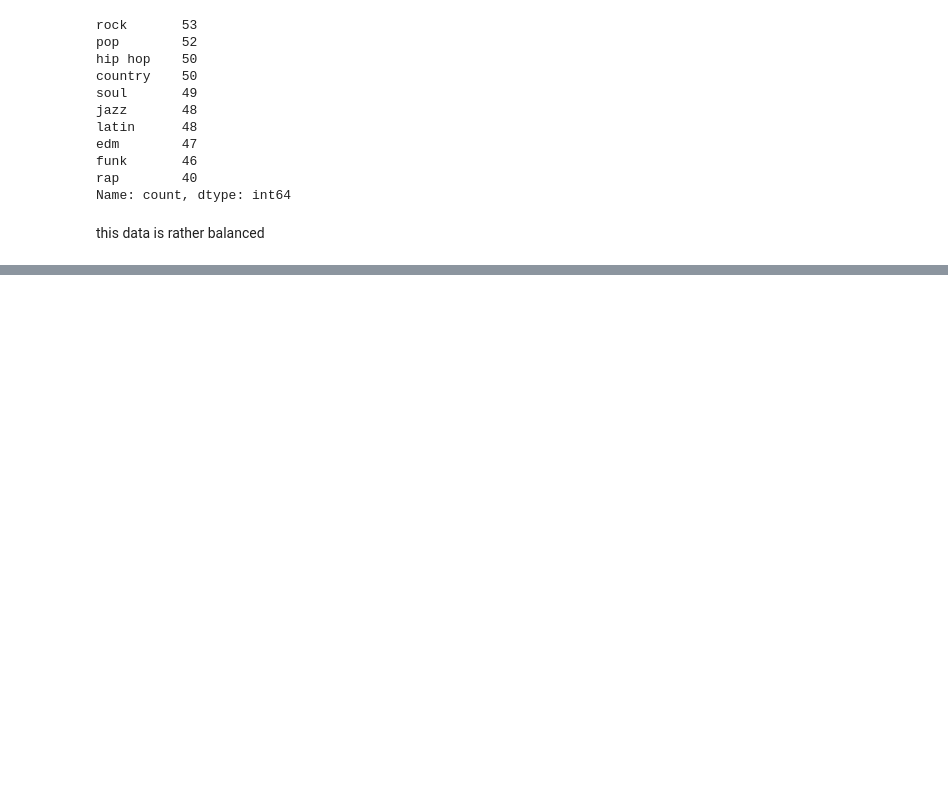
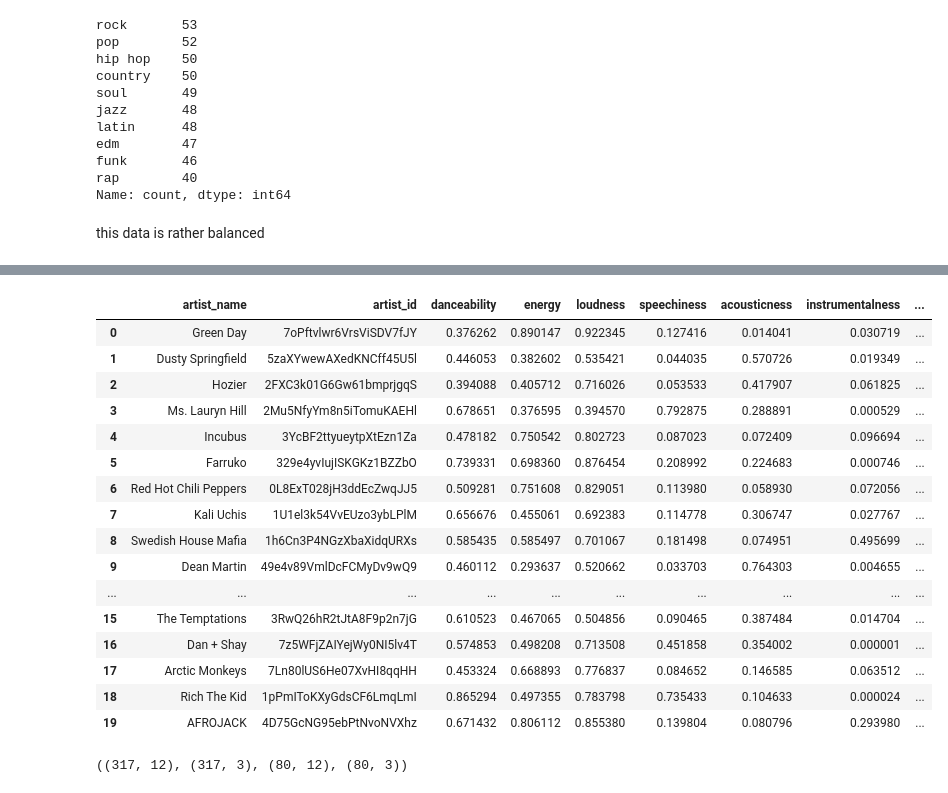
Before and after one commit to jbrismor/DSAN5300, a Jupyter notebook: docs/artist_classification.ipynb, the cells around one changed output, grey strips where cells are left out. Drawn from its saved outputs; the diff is of its cells as text; code cells hidden in the pictures; blank space fills up the shorter version.

```diff
--- a/docs/artist_classification.ipynb
+++ b/docs/artist_classification.ipynb
@@ -60,3 +60,13 @@ rap        40
 Name: count, dtype: int64
 # %% [markdown]
 this data is rather balanced
+# %%
+# split 'key_mode' column
+artists['key'] = artists['key_mode'].apply(lambda x: x.split(' ')[0])
+artists['mode'] = artists['key_mode'].apply(lambda x: x.split(' ')[1])
+
+# drop key_mode
+artists.drop('key_mode', axis=1, inplace=True)
+
+# what does the data look like now?
+artists.head(20)
@@ -62,0 +91,17 @@ this data is rather balanced
+# %%
+# covert mode into binary
+artists['mode'] = artists['mode'].apply(lambda x: 1 if x == 'major' else 0)
+
+# convert key into numerical
+key_dict = {'C': 0, 'C#': 1, 'D': 2, 'D#': 3, 'E': 4, 'F': 5, 'F#': 6, 'G': 7, 'G#': 8, 'A': 9, 'A#': 10, 'B': 11}
+artists['key'] = artists['key'].apply(lambda x: key_dict[x])
+
+# convert key and mode to factors
+artists['key'] = artists['key'].astype('category')
+artists['mode'] = artists['mode'].astype('category')
+
+# rename mode to major
+artists.rename(columns={'mode': 'major'}, inplace=True)
+
+# what does the data look like now?
+artists.head(20)
@@ -63,8 +126,28 @@ this data is rather balanced
 # %%
 # find all numerical columns and normalize the numerical columns into a bracket from [0,1]
-
 numerical_columns = artists.select_dtypes(include=[np.number]).columns
 artists[numerical_columns] = (artists[numerical_columns] - artists[numerical_columns].min()) / (artists[numerical_columns].max() - artists[numerical_columns].min())
+
+# what does the data look like now?
+artists.head(20)
+# %% [output]
+|  | artist_name | artist_id | danceability | energy | loudness | speechiness | acousticness | instrumentalness | ... |
+| 0 | Green Day | 7oPftvlwr6VrsViSDV7fJY | 0.376262 | 0.890147 | 0.922345 | 0.127416 | 0.014041 | 0.030719 | ... |
+| 1 | Dusty Springfield | 5zaXYwewAXedKNCff45U5l | 0.446053 | 0.382602 | 0.535421 | 0.044035 | 0.570726 | 0.019349 | ... |
+| 2 | Hozier | 2FXC3k01G6Gw61bmprjgqS | 0.394088 | 0.405712 | 0.716026 | 0.053533 | 0.417907 | 0.061825 | ... |
+| 3 | Ms. Lauryn Hill | 2Mu5NfyYm8n5iTomuKAEHl | 0.678651 | 0.376595 | 0.394570 | 0.792875 | 0.288891 | 0.000529 | ... |
+| 4 | Incubus | 3YcBF2ttyueytpXtEzn1Za | 0.478182 | 0.750542 | 0.802723 | 0.087023 | 0.072409 | 0.096694 | ... |
+| 5 | Farruko | 329e4yvIujISKGKz1BZZbO | 0.739331 | 0.698360 | 0.876454 | 0.208992 | 0.224683 | 0.000746 | ... |
+| 6 | Red Hot Chili Peppers | 0L8ExT028jH3ddEcZwqJJ5 | 0.509281 | 0.751608 | 0.829051 | 0.113980 | 0.058930 | 0.072056 | ... |
+| 7 | Kali Uchis | 1U1el3k54VvEUzo3ybLPlM | 0.656676 | 0.455061 | 0.692383 | 0.114778 | 0.306747 | 0.027767 | ... |
+| 8 | Swedish House Mafia | 1h6Cn3P4NGzXbaXidqURXs | 0.585435 | 0.585497 | 0.701067 | 0.181498 | 0.074951 | 0.495699 | ... |
+| 9 | Dean Martin | 49e4v89VmlDcFCMyDv9wQ9 | 0.460112 | 0.293637 | 0.520662 | 0.033703 | 0.764303 | 0.004655 | ... |
+| ... | ... | ... | ... | ... | ... | ... | ... | ... | ... |
+| 15 | The Temptations | 3RwQ26hR2tJtA8F9p2n7jG | 0.610523 | 0.467065 | 0.504856 | 0.090465 | 0.387484 | 0.014704 | ... |
+| 16 | Dan + Shay | 7z5WFjZAIYejWy0NI5lv4T | 0.574853 | 0.498208 | 0.713508 | 0.451858 | 0.354002 | 0.000001 | ... |
+| 17 | Arctic Monkeys | 7Ln80lUS6He07XvHI8qqHH | 0.453324 | 0.668893 | 0.776837 | 0.084652 | 0.146585 | 0.063512 | ... |
+| 18 | Rich The Kid | 1pPmIToKXyGdsCF6LmqLmI | 0.865294 | 0.497355 | 0.783798 | 0.735433 | 0.104633 | 0.000024 | ... |
+| 19 | AFROJACK | 4D75GcNG95ebPtNvoNVXhz | 0.671432 | 0.806112 | 0.855380 | 0.139804 | 0.080796 | 0.293980 | ... |
 # %%
 # split the data into training and testing sets, with 80% of the data for training and 20% for testing
 from sklearn.model_selection import train_test_split
@@ -70,0 +162,4 @@ from sklearn.model_selection import train_test_split
+# %%
+X_train.shape, y_train.shape, X_test.shape, y_test.shape
+# %% [output]
+((317, 12), (317, 3), (80, 12), (80, 3))
```
Also changed, not shown: parts of 5 cells of this notebook.
